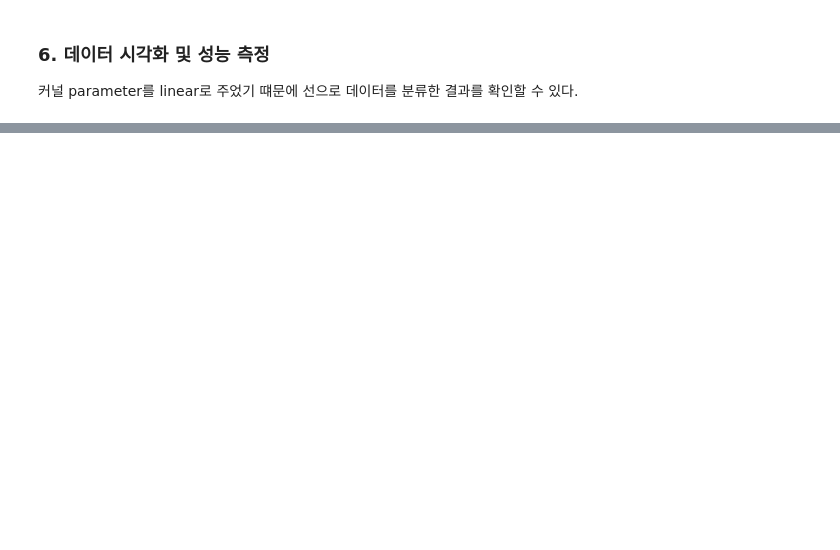
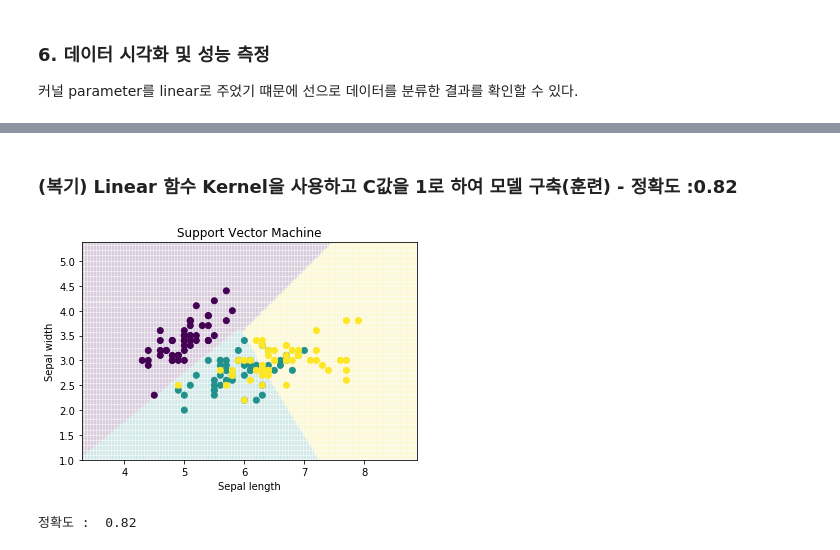
Before and after one commit to lcgkiller/kmooc_data_analysis, a Jupyter notebook: 9주차. SVM을 이용한 데이터 분석.ipynb, the cells around one changed output, grey strips where cells are left out. Saved outputs shown, nothing was run; the diff lists cells and outputs as text; code cells hidden in the pictures; blank space fills up the shorter version.

```diff
--- a/9주차. SVM을 이용한 데이터 분석.ipynb
+++ b/9주차. SVM을 이용한 데이터 분석.ipynb
@@ -72,0 +234,19 @@ xx, yy = np.meshgrid(np.arange(x_min, x_max, plot_unit), np.arange(y_min, y_max,
+# %% [markdown]
+### (복기) Linear 함수 Kernel을 사용하고 C값을 1로 하여 모델 구축(훈련) - 정확도 :0.82
+# %%
+plt.pcolormesh(xx, yy, z, alpha=0.05) # xx, yy 좌표에 해당하는 x값에 따라 색상을 다르게 적용한다.투명도는 0.1
+plt.scatter(x[:,0], x[:, 1], c=y)           # x변수 첫 번째 컬럼에 저장된 데이터를 x축, 두 번째 컬럼을 y축으로 하여 산점도를 그린다.
+                                                    # training data의 sepal length = [ :, 0], sepal width = [x:, 1]
+
+plt.xlabel('Sepal length') # x축 이름 설정
+plt.ylabel('Sepal width') # y축 이름 설정
+plt.xlim(xx.min(), xx.max()) # plot으로 보여줄 x축의 범위를 xx.min() 값에서 xx.max()라고 하는 함수의 리턴값을 지정해서 보여준다.
+plt.title('Support Vector Machine') # plot의 제목 설정
+plt.show() # 입력된 plot을 화면에 출력한다.
+print("정확도 : ", SVM.score(X=x, y=y)) # 학습된 SVM모델을 통해서 입력된 데이터를 분류한 뒤에 실제 값과 비교해 분류 정확도를 출력
+
+
+## 최종적으로 그림을 보면 오분류된게 조금씩 있음 (정확도=0.82). c값을 변화시켜보자.
+# %% [output]
+[figure, added]
+정확도 :  0.82
```
Also changed, not shown: parts of 19 cells of this notebook.
